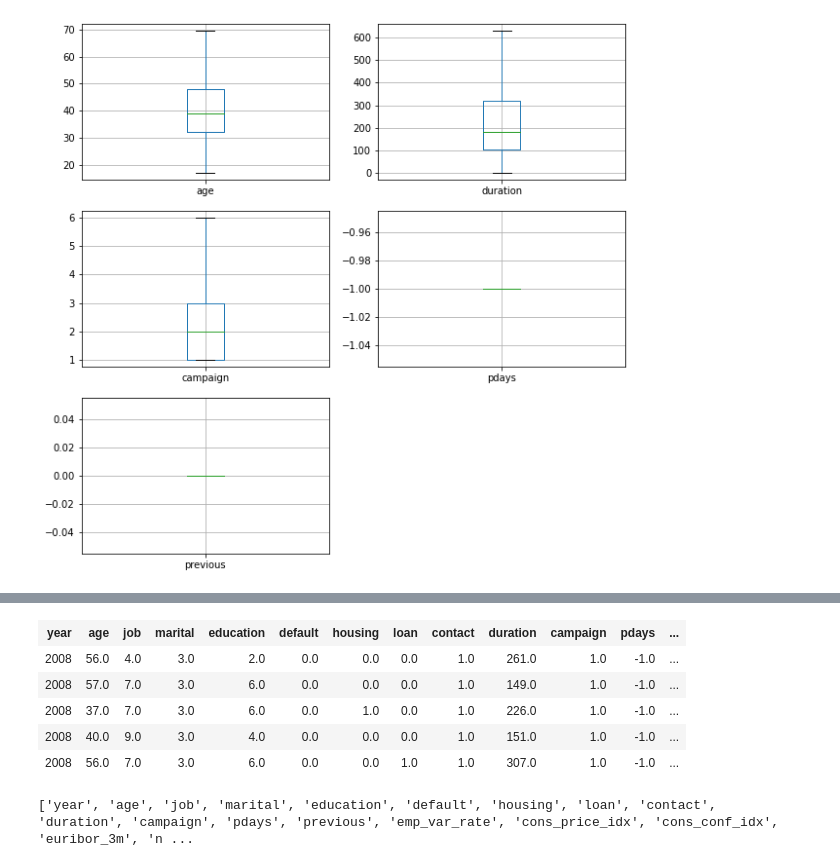
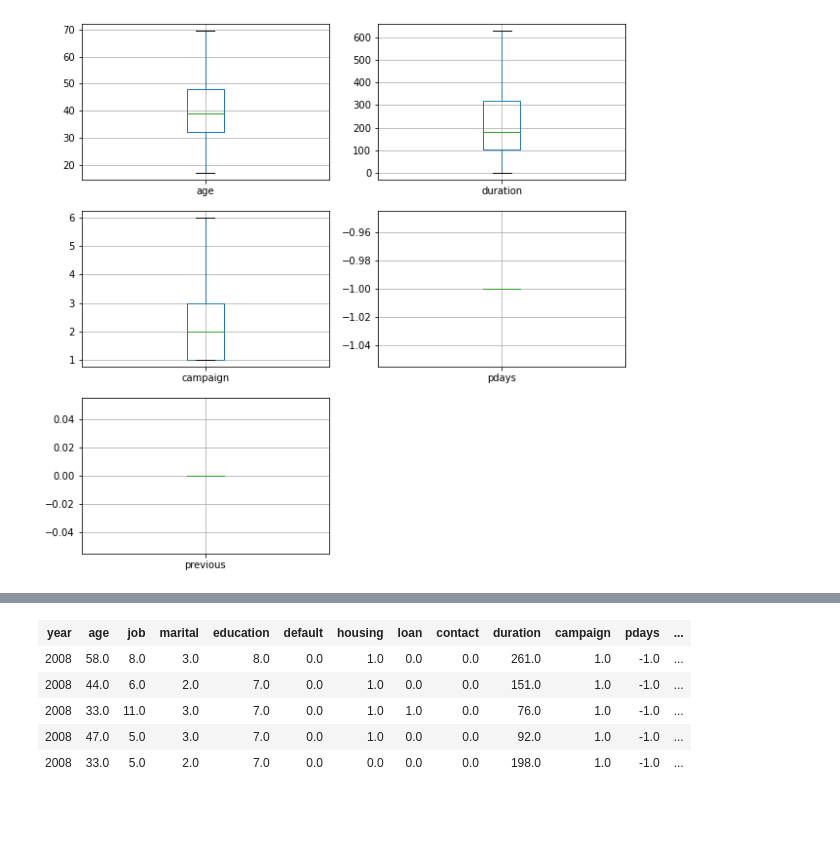
Before and after one commit to Mandarhp77/Bank_Telemarketing_Campaign, a Jupyter notebook: spark_ml/Spark_Bank_Campaign.ipynb, the cells around one changed output, grey strips where cells are left out. Cells and saved outputs as stored; diff of their text form; code cells hidden in the pictures; blank space fills up the shorter version.

```diff
--- a/spark_ml/Spark_Bank_Campaign.ipynb
+++ b/spark_ml/Spark_Bank_Campaign.ipynb
@@ -296,0 +353,3 @@ display(bank_add_full.limit(5))
+# %%
+#dropping id
+bank_data = bank_data.drop("_c0")
@@ -408,8 +486,10 @@ bank_data.agg(*[count(when(col(c).isNull(), c)).alias(c) for c in continuous.col
 ### Replacing categorical variables
 # %%
 bank_data = bank_data.drop("poutcome")
-# %%
-for column in cat_col:
-    mode_value = bank_data.first()[column]
-    bank_data = bank_data.fillna({column:mode_value})
+# %%
+# calculate the mode of non-null values and replaced in columns
+from pyspark.sql.functions import desc
+for column in cat_col:
+    mode = bank_data.groupBy(column).agg(count("*").alias("count")).orderBy(desc("count")).select(column).first()[0]
+    bank_data = bank_data.fillna({column: mode})
 # %%
@@ -689 +801,3 @@ root
+# %%
+bank = bank_data
 # %%
@@ -697,17 +806,9 @@ bank_data.agg(*[count(when(col(c).isNull(), c)).alias(c) for c in bank_data.colu
 # %%
-display(bank_data.limit(5))
+display(bank.limit(5))
 # %% [output]
 | year | age | job | marital | education | default | housing | loan | contact | duration | campaign | pdays | ... |
-| 2008 | 56.0 | 4.0 | 3.0 | 2.0 | 0.0 | 0.0 | 0.0 | 1.0 | 261.0 | 1.0 | -1.0 | ... |
-| 2008 | 57.0 | 7.0 | 3.0 | 6.0 | 0.0 | 0.0 | 0.0 | 1.0 | 149.0 | 1.0 | -1.0 | ... |
-| 2008 | 37.0 | 7.0 | 3.0 | 6.0 | 0.0 | 1.0 | 0.0 | 1.0 | 226.0 | 1.0 | -1.0 | ... |
-| 2008 | 40.0 | 9.0 | 3.0 | 4.0 | 0.0 | 0.0 | 0.0 | 1.0 | 151.0 | 1.0 | -1.0 | ... |
-| 2008 | 56.0 | 7.0 | 3.0 | 6.0 | 0.0 | 0.0 | 1.0 | 1.0 | 307.0 | 1.0 | -1.0 | ... |
+| 2008 | 58.0 | 8.0 | 3.0 | 8.0 | 0.0 | 1.0 | 0.0 | 0.0 | 261.0 | 1.0 | -1.0 | ... |
+| 2008 | 44.0 | 6.0 | 2.0 | 7.0 | 0.0 | 1.0 | 0.0 | 0.0 | 151.0 | 1.0 | -1.0 | ... |
+| 2008 | 33.0 | 11.0 | 3.0 | 7.0 | 0.0 | 1.0 | 1.0 | 0.0 | 76.0 | 1.0 | -1.0 | ... |
+| 2008 | 47.0 | 5.0 | 3.0 | 7.0 | 0.0 | 1.0 | 0.0 | 0.0 | 92.0 | 1.0 | -1.0 | ... |
+| 2008 | 33.0 | 5.0 | 2.0 | 7.0 | 0.0 | 0.0 | 0.0 | 0.0 | 198.0 | 1.0 | -1.0 | ... |
-# %%
-features = []
-for columns in bank_data.columns:
-    features.append(columns)
-else:
-    print(features)
-# %% [output]
-['year', 'age', 'job', 'marital', 'education', 'default', 'housing', 'loan', 'contact', 'duration', 'campaign', 'pdays', 'previous', 'emp_var_rate', 'cons_price_idx', 'cons_conf_idx', 'euribor_3m', 'n ...
```
Also changed, not shown: parts of 118 cells of this notebook.
